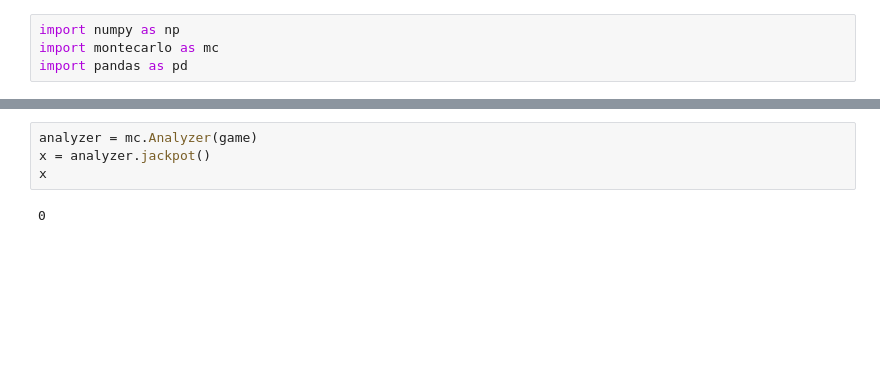
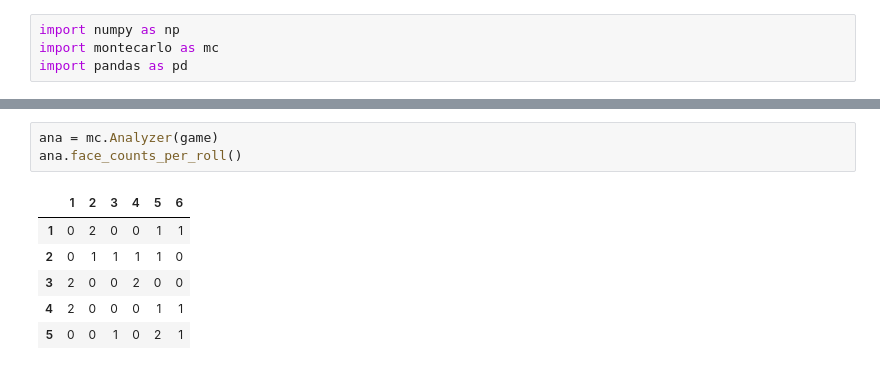
Before and after one commit to berekettafesse/ds5100-finalproject-uqs3dq, a Jupyter notebook: montecarlo/Untitled.ipynb, the cells around one changed output, grey strips where cells are left out. Cells and saved outputs as stored; diff of their text form; blank space fills up the shorter version.

```diff
--- a/montecarlo/Untitled.ipynb
+++ b/montecarlo/Untitled.ipynb
@@ -21,6 +22,10 @@ df
-# %%
-analyzer = mc.Analyzer(game)
-x = analyzer.jackpot()
-x
-# %% [output]
-0
+# %%
+ana = mc.Analyzer(game)
+ana.face_counts_per_roll()
+# %% [output]
+|  | 1 | 2 | 3 | 4 | 5 | 6 |
+| 1 | 0 | 2 | 0 | 0 | 1 | 1 |
+| 2 | 0 | 1 | 1 | 1 | 1 | 0 |
+| 3 | 2 | 0 | 0 | 2 | 0 | 0 |
+| 4 | 2 | 0 | 0 | 0 | 1 | 1 |
+| 5 | 0 | 0 | 1 | 0 | 2 | 1 |
```
Also changed, not shown: parts of 3 cells of this notebook, 5 other files.
